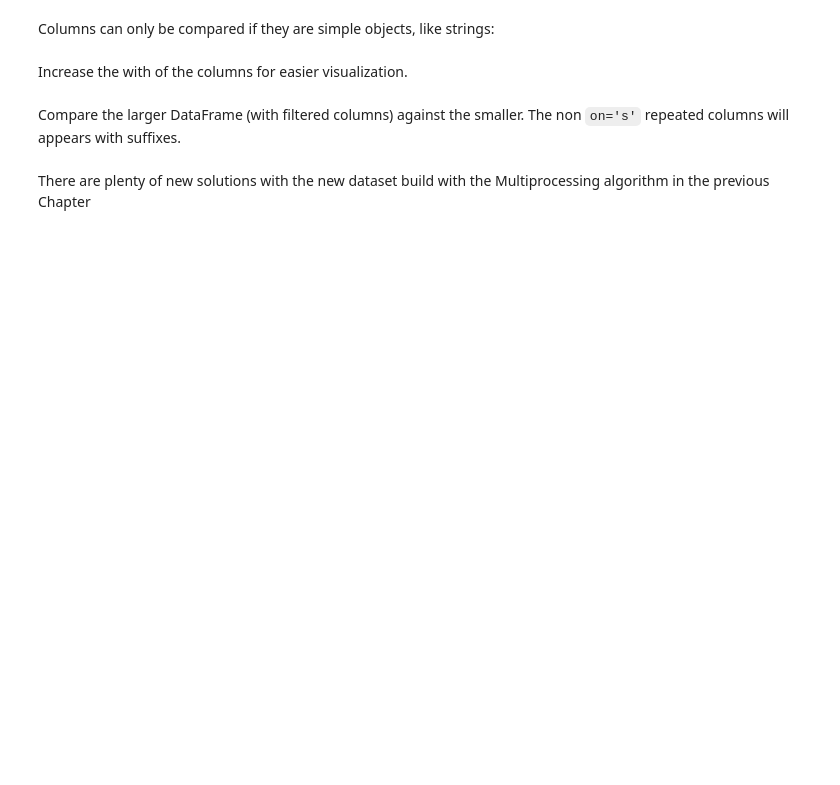
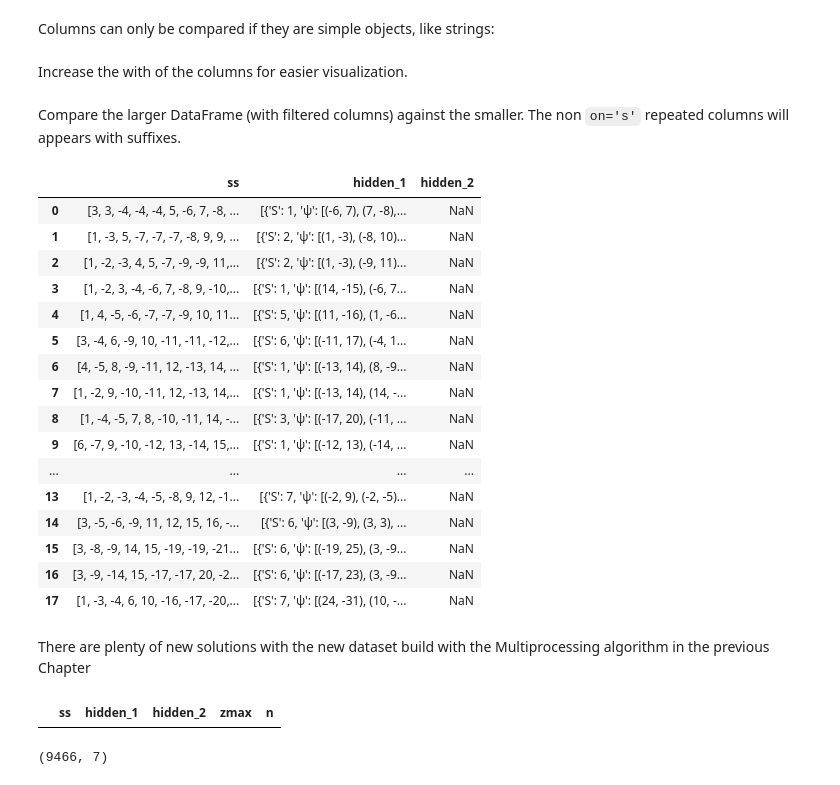
Before and after one commit to restrepo/Advanced_Computation, a Jupyter notebook: Data_Analysis.ipynb, the cells around one changed output. Cells and saved outputs as stored; diff of their text form; code cells hidden in the pictures; blank space fills up the shorter version.

```diff
--- a/Data_Analysis.ipynb
+++ b/Data_Analysis.ipynb
@@ -601,7 +659,26 @@ Compare the larger DataFrame (with filtered columns) against the smaller. The no
 # %%
 tmp=hs2[['ss','hidden']].merge(hs[['ss','hidden']],on='ss',how='left',suffixes=('_1','_2'))
 # %%
-tmp=tmp[tmp['hidden_2'].apply(lambda x: False if isinstance(x,list) else True )].reset_index(drop=True)
+#tmp=
+tmp[tmp['hidden_2'].apply(lambda x: False if isinstance(x,list) else True )].reset_index(drop=True)
+# %% [output]
+|  | ss | hidden_1 | hidden_2 |
+| 0 | [3, 3, -4, -4, -4, 5, -6, 7, -8, ... | [{'S': 1, 'ψ': [(-6, 7), (7, -8),... | NaN |
+| 1 | [1, -3, 5, -7, -7, -7, -8, 9, 9, ... | [{'S': 2, 'ψ': [(1, -3), (-8, 10)... | NaN |
+| 2 | [1, -2, -3, 4, 5, -7, -9, -9, 11,... | [{'S': 2, 'ψ': [(1, -3), (-9, 11)... | NaN |
+| 3 | [1, -2, 3, -4, -6, 7, -8, 9, -10,... | [{'S': 1, 'ψ': [(14, -15), (-6, 7... | NaN |
+| 4 | [1, 4, -5, -6, -7, -7, -9, 10, 11... | [{'S': 5, 'ψ': [(11, -16), (1, -6... | NaN |
+| 5 | [3, -4, 6, -9, 10, -11, -11, -12,... | [{'S': 6, 'ψ': [(-11, 17), (-4, 1... | NaN |
+| 6 | [4, -5, 8, -9, -11, 12, -13, 14, ... | [{'S': 1, 'ψ': [(-13, 14), (8, -9... | NaN |
+| 7 | [1, -2, 9, -10, -11, 12, -13, 14,... | [{'S': 1, 'ψ': [(-13, 14), (14, -... | NaN |
+| 8 | [1, -4, -5, 7, 8, -10, -11, 14, -... | [{'S': 3, 'ψ': [(-17, 20), (-11, ... | NaN |
+| 9 | [6, -7, 9, -10, -12, 13, -14, 15,... | [{'S': 1, 'ψ': [(-12, 13), (-14, ... | NaN |
+| ... | ... | ... | ... |
+| 13 | [1, -2, -3, -4, -5, -8, 9, 12, -1... | [{'S': 7, 'ψ': [(-2, 9), (-2, -5)... | NaN |
+| 14 | [3, -5, -6, -9, 11, 12, 15, 16, -... | [{'S': 6, 'ψ': [(3, -9), (3, 3), ... | NaN |
+| 15 | [3, -8, -9, 14, 15, -19, -19, -21... | [{'S': 6, 'ψ': [(-19, 25), (3, -9... | NaN |
+| 16 | [3, -9, -14, 15, -17, -17, 20, -2... | [{'S': 6, 'ψ': [(-17, 23), (3, -9... | NaN |
+| 17 | [1, -3, -4, 6, 10, -16, -17, -20,... | [{'S': 7, 'ψ': [(24, -31), (10, -... | NaN |
 # %%
 tmp['zmax']=tmp['ss'].apply(eval).str[-1].abs()
 tmp['n']=tmp['ss'].apply(eval).apply(len)
@@ -609,6 +686,14 @@ tmp['n']=tmp['ss'].apply(eval).apply(len)
 tmp=tmp.sort_values(['n','zmax'])
 # %% [markdown]
 There are plenty of new solutions with the new dataset build with the Multiprocessing algorithm in the previous Chapter
+# %%
+tmp
+# %% [output]
+|  | ss | hidden_1 | hidden_2 | zmax | n |
+# %%
+hs.shape
+# %% [output]
+(9466, 7)
 # %%
 tmp[tmp['hidden_2'].apply(lambda x: False if isinstance(x,list) else True )][:5][["ss",'hidden_1']]
 # %% [output]
```
Also changed, not shown: parts of 25 cells of this notebook.
